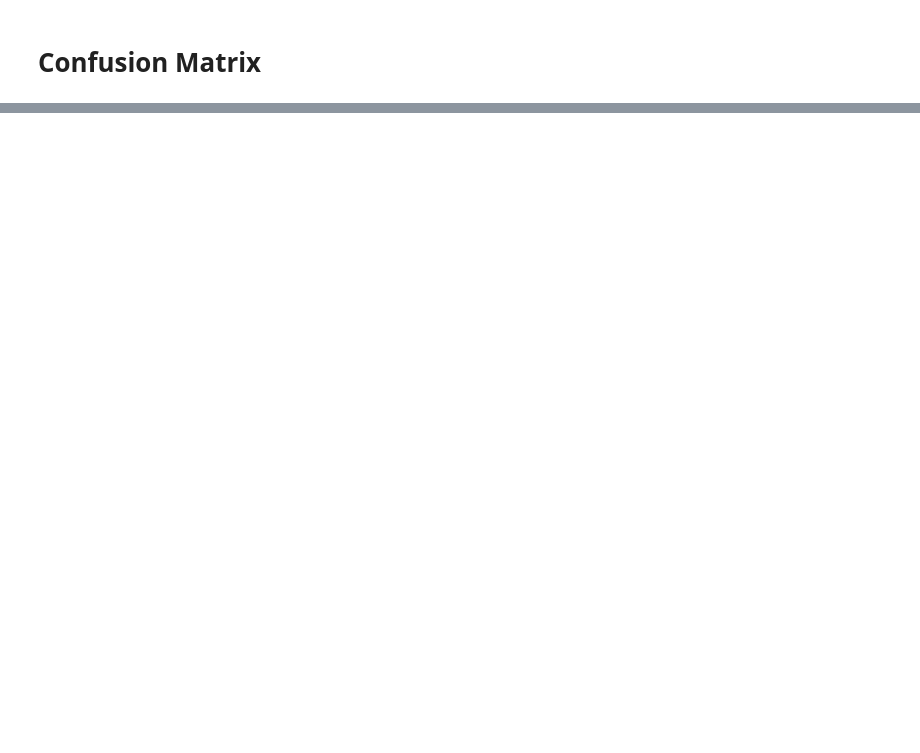
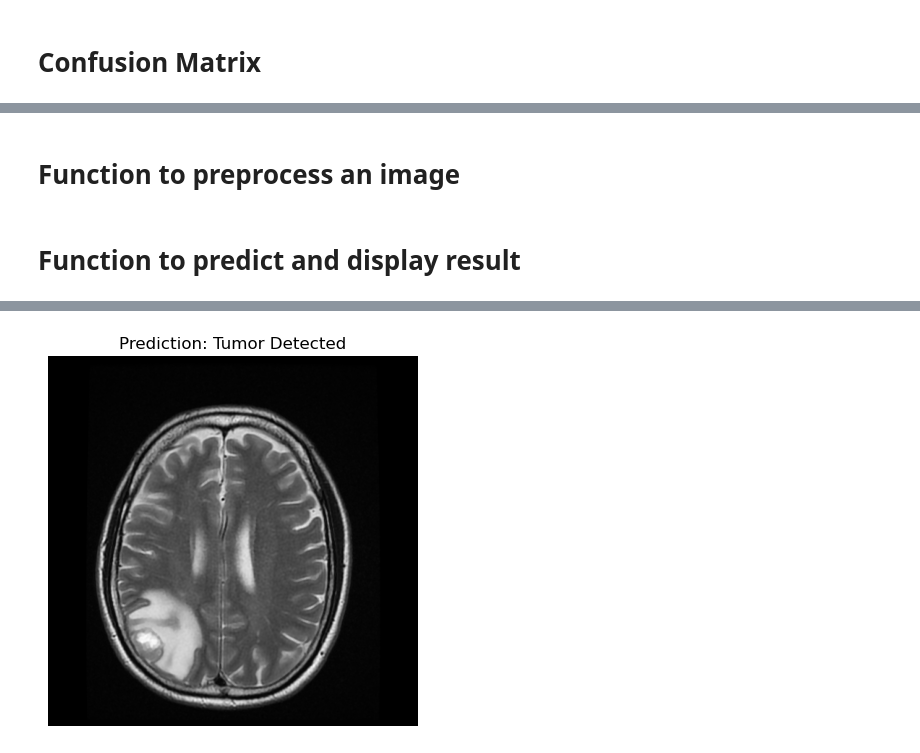
Before and after one commit to Kalyan199999/Brain_tumor_detection, a Jupyter notebook: tumor_detect.ipynb, the cells around one changed output, grey strips where cells are left out. Saved outputs shown, nothing was run; the diff lists cells and outputs as text; code cells hidden in the pictures; blank space fills up the shorter version.

```diff
--- a/tumor_detect.ipynb
+++ b/tumor_detect.ipynb
@@ -163,7 +149,7 @@ array([ True,  True,  True,  True,  True,  True,  True,  True,  True,
 # Add custom classification layers
 x = Flatten()(base_model.output)
 x = Dense(256, activation="relu")(x)
-x = Dropout(0.5)(x)
+x = Dropout(0.2)(x)
 x = Dense(1, activation="sigmoid")(x)  # Binary classification (yes/no)
 # %% [markdown]
 # Create model
@@ -323,0 +313,32 @@ plt.show()
+# %% [markdown]
+# Function to preprocess an image
+# %%
+
+def preprocess_image(image_path, img_size=(224, 224)):
+    img = cv2.imread(image_path)  # Load image
+    img = cv2.cvtColor(img, cv2.COLOR_BGR2RGB)  # Convert BGR to RGB
+    img = cv2.resize(img, img_size)  # Resize to match model input
+    img = img / 255.0  # Normalize pixel values
+    img = np.expand_dims(img, axis=0)  # Expand dimensions for model input
+    return img
+# %% [markdown]
+# Function to predict and display result
+# %%
+def predict_image(image_path):
+    img = preprocess_image(image_path)
+    prediction = model.predict(img)  # Get model prediction
+
+    # Assuming binary classification (0 = No Tumor, 1 = Tumor)
+    result = "Tumor Detected" if prediction[0][0] > 0.5 else "No Tumor"
+
+    # Display the image with the prediction
+    plt.imshow(cv2.imread(image_path))
+    plt.title(f"Prediction: {result}")
+    plt.axis("off")
+    plt.show()
+# %%
+# Example Usage
+image_path = "./brain_tumor_dataset/yes/yes_10.jpg"
+
+predict_image( image_path )
+# %% [output]
@@ -323,0 +346 @@ plt.show()
+[figure, added]
```
Also changed, not shown: parts of 14 cells of this notebook.
